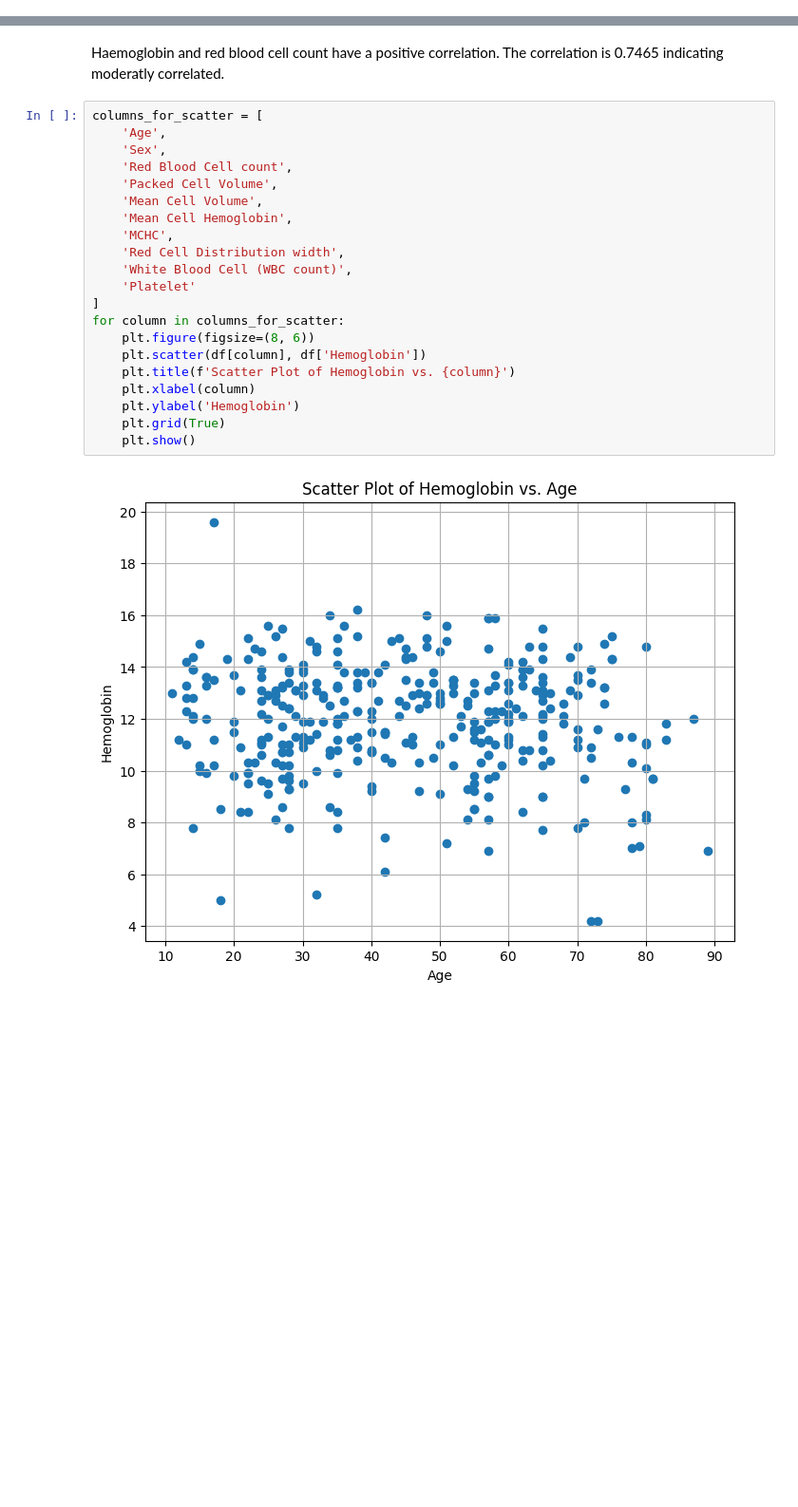
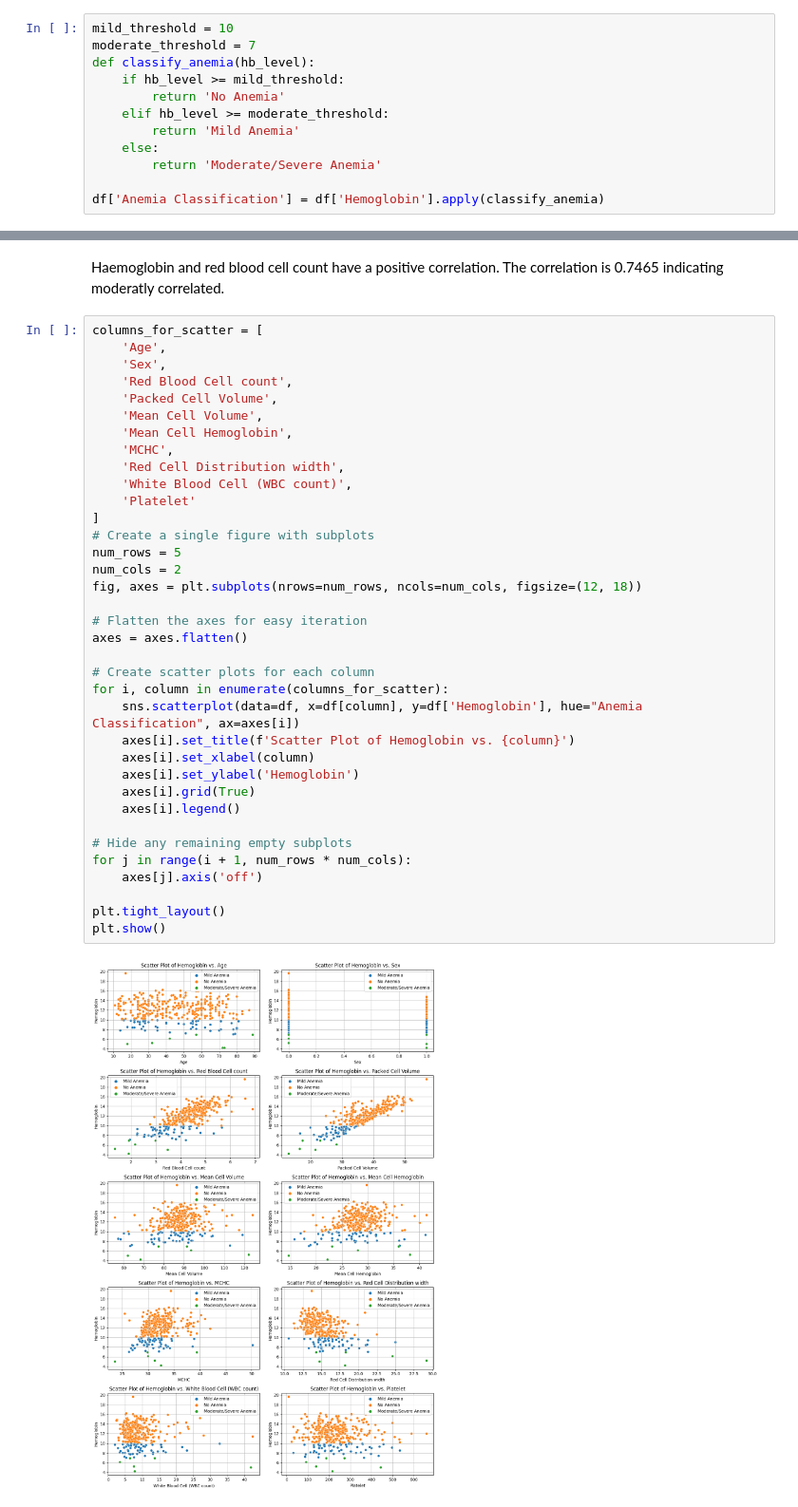
Before and after one commit to Perception-ui/AnemiaPredictor, a Jupyter notebook: Notebook.ipynb, the cells around one changed output, grey strips where cells are left out. Shown at 95% size. Cells and saved outputs as stored; diff of their text form; blank space fills up the shorter version.

```diff
--- a/Notebook.ipynb
+++ b/Notebook.ipynb
@@ -268,0 +271,12 @@ plt.show()
+# %%
+mild_threshold = 10
+moderate_threshold = 7
+def classify_anemia(hb_level):
+    if hb_level >= mild_threshold:
+        return 'No Anemia'
+    elif hb_level >= moderate_threshold:
+        return 'Mild Anemia'
+    else:
+        return 'Moderate/Severe Anemia'
+
+df['Anemia Classification'] = df['Hemoglobin'].apply(classify_anemia)
@@ -297,23 +320,38 @@ Haemoglobin and red blood cell count have a positive correlation. The correlatio
 # %%
 columns_for_scatter = [
     'Age',
     'Sex',
     'Red Blood Cell count',
     'Packed Cell Volume',
     'Mean Cell Volume',
     'Mean Cell Hemoglobin',
     'MCHC',
     'Red Cell Distribution width',
     'White Blood Cell (WBC count)',
     'Platelet'
 ]
-for column in columns_for_scatter:
-    plt.figure(figsize=(8, 6))
-    plt.scatter(df[column], df['Hemoglobin'])
-    plt.title(f'Scatter Plot of Hemoglobin vs. {column}')
-    plt.xlabel(column)
-    plt.ylabel('Hemoglobin')
-    plt.grid(True)
-    plt.show()
+# Create a single figure with subplots
+num_rows = 5
+num_cols = 2
+fig, axes = plt.subplots(nrows=num_rows, ncols=num_cols, figsize=(12, 18))
+
+# Flatten the axes for easy iteration
+axes = axes.flatten()
+
+# Create scatter plots for each column
+for i, column in enumerate(columns_for_scatter):
+    sns.scatterplot(data=df, x=df[column], y=df['Hemoglobin'], hue="Anemia Classification", ax=axes[i])
+    axes[i].set_title(f'Scatter Plot of Hemoglobin vs. {column}')
+    axes[i].set_xlabel(column)
+    axes[i].set_ylabel('Hemoglobin')
+    axes[i].grid(True)
+    axes[i].legend()
+
+# Hide any remaining empty subplots
+for j in range(i + 1, num_rows * num_cols):
+    axes[j].axis('off')
+
+plt.tight_layout()
+plt.show()
 # %% [output]
-[figure, old version]
+[figure, new version]
```
Also changed, not shown: parts of 11 cells of this notebook.
